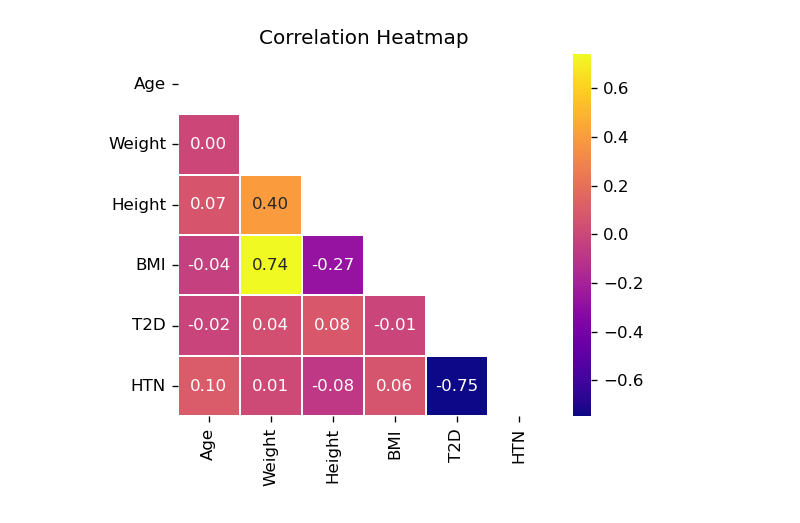
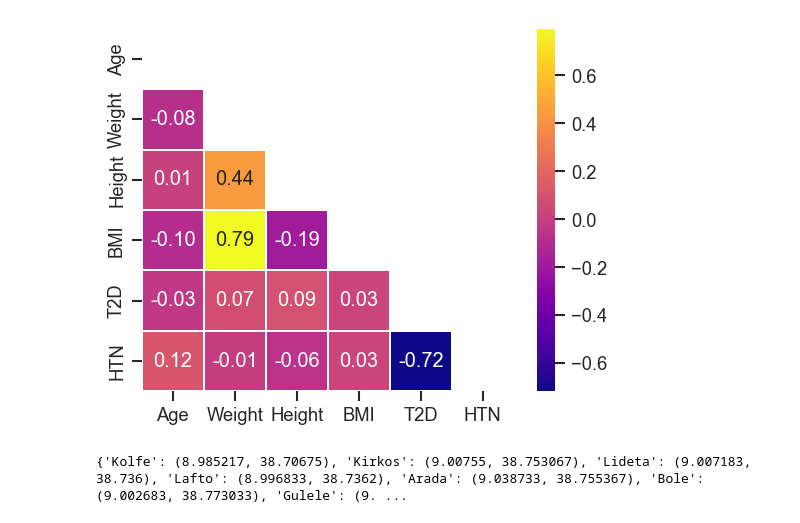
Before and after one commit to CBGOUS/T2D-HTN-analysys, a Jupyter notebook: descriptive_registry.ipynb, the cells around one changed output. Drawn from its saved outputs; the diff is of its cells as text; code cells hidden in the pictures.

```diff
--- a/descriptive_registry.ipynb
+++ b/descriptive_registry.ipynb
@@ -43,0 +107,17 @@ df.head()
+# %%
+# Check for anomalies using z-score. https://en.wikipedia.org/wiki/Standard_score
+
+from scipy import stats
+df_clean=df
+columns=['Age','Weight','Height','BMI']
+anomalies_list=[]
+for column in columns:
+    #if(df[column].dtype == ('float64' or 'int64')):
+        z = np.abs(stats.zscore(df[column]))
+        threshold = 3
+        anomalies=(np.where(z > threshold))
+        print(column,df.index[anomalies])
+        #df=df[~df.index.isin(anomalies)]
+        df.drop(df.index[anomalies],axis=0, inplace=True)
+
+print(df.shape)
@@ -54,5 +217,14 @@ df.describe().T
+# %%
+### PLOTS ####
+
+# Change the type of the T2D and HTN columns to booleans
+
+df['T2D']=df['T2D'].astype('bool')
+df['HTN']=df['HTN'].astype('bool')
 # %%
-plt.figure(dpi=120)
-sns.pairplot(df.drop(columns=['T2D','HTN']))
+## This needs to be done for T2D
+sns.set(style="ticks", color_codes=True)
+plt.figure(dpi=200)
+sns.pairplot(df.drop(columns=['T2D','Precondition','Area']), hue='HTN')
 plt.show()
 # %% [output]
@@ -60,0 +233,5 @@ plt.show()
+# %%
+sns.set(style="ticks", color_codes=True)
+plt.figure(dpi=200)
+sns.pairplot(df.drop(columns=['HTN','Precondition','Area']), hue='T2D')
+plt.show()
@@ -61,10 +252,10 @@ plt.show()
 # %%
 plt.figure(dpi = 120,figsize= (5,4))
 mask = np.triu(np.ones_like(df.corr(),dtype = bool))
 sns.heatmap(df.corr(),mask = mask, fmt = ".2f",annot=True,lw=1,cmap = 'plasma')
-plt.yticks(rotation = 0)
-plt.xticks(rotation = 90)
-plt.title('Correlation Heatmap')
+plt.yticks(rotation = 90)
+plt.xticks(rotation = 0)
+#plt.title('Correlation Heatmap')
 plt.show()
 # %% [output]
-[figure, old version]
+[figure, new version]
@@ -75,0 +262,23 @@ for cols in df[features]:
+# %%
+#### Map plot of locations ####
+
+from simpledbf import Dbf5
+dbf = Dbf5('/Users/pavelvazquez/Downloads/health_facility/ETH_HealthFacility.dbf')
+health_facilities = dbf.to_dataframe()
+
+
+woredas_list=df['Area'].unique()
+
+woredas_area={}
+woredas_coordinates={}
+
+for woreda in woredas_list:
+    woreda=str(woreda.split(' ',1)[0])
+    woreda=woreda.replace('ph','f')
+    woredas_area[woreda]=(health_facilities.index[health_facilities['Woreda'].str.contains(woreda,na=False,case=False)].tolist())
+    x=health_facilities.iloc[woredas_area[woreda]].X
+    y=health_facilities.iloc[woredas_area[woreda]].Y
+    woredas_coordinates[woreda]=(y.iloc[0],x.iloc[0])
+print(woredas_coordinates)
+# %% [output]
+{'Kolfe': (8.985217, 38.70675), 'Kirkos': (9.00755, 38.753067), 'Lideta': (9.007183, 38.736), 'Lafto': (8.996833, 38.7362), 'Arada': (9.038733, 38.755367), 'Bole': (9.002683, 38.773033), 'Gulele': (9. ...
```
Also changed, not shown: parts of 25 cells of this notebook.
